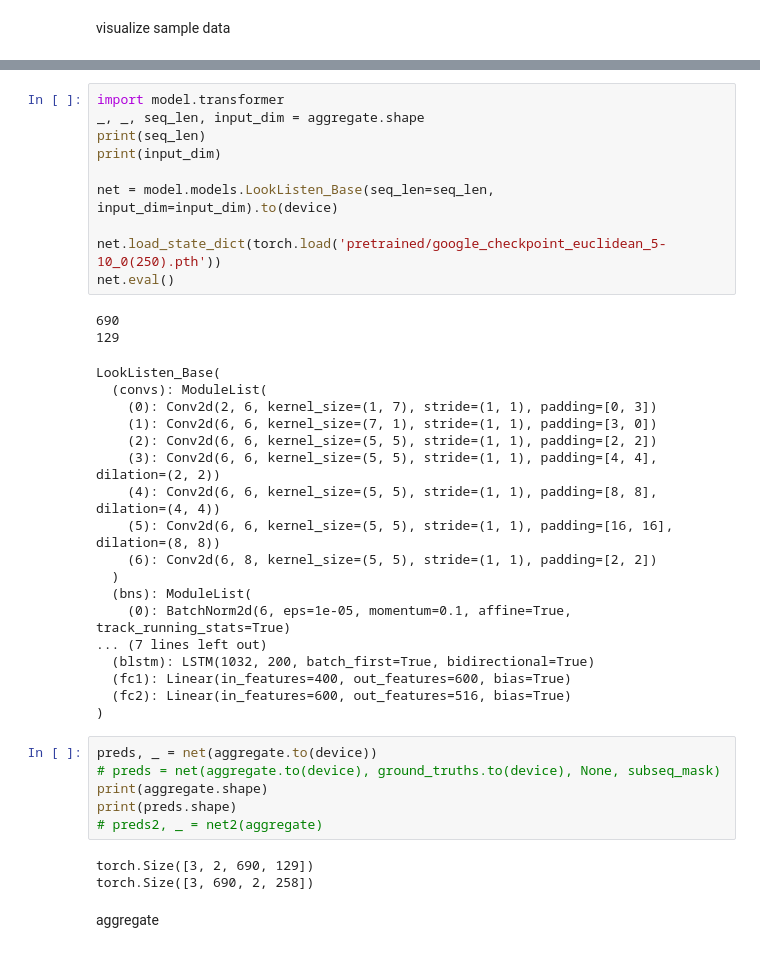
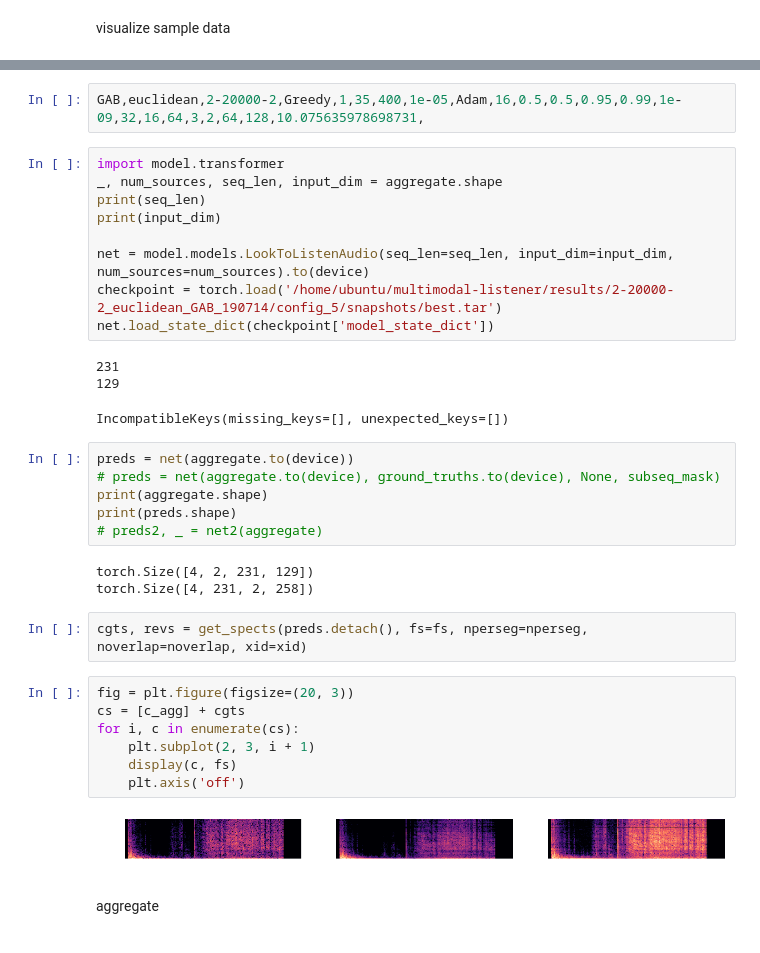
Before and after one commit to tianjunm/monaural-source-separation, a Jupyter notebook: scratch(Google).ipynb, the cells around one changed output, grey strips where cells are left out. Cells and saved outputs as stored; diff of their text form.

```diff
--- a/scratch(Google).ipynb
+++ b/scratch(Google).ipynb
@@ -121,41 +105,37 @@ cuda:3
+# %%
+GAB,euclidean,2-20000-2,Greedy,1,35,400,1e-05,Adam,16,0.5,0.5,0.95,0.99,1e-09,32,16,64,3,2,64,128,10.075635978698731,
 # %%
 import model.transformer
-_, _, seq_len, input_dim = aggregate.shape
+_, num_sources, seq_len, input_dim = aggregate.shape
 print(seq_len)
 print(input_dim)
 
-net = model.models.LookListen_Base(seq_len=seq_len, input_dim=input_dim).to(device)
-
-net.load_state_dict(torch.load('pretrained/google_checkpoint_euclidean_5-10_0(250).pth'))
-net.eval()
+net = model.models.LookToListenAudio(seq_len=seq_len, input_dim=input_dim, num_sources=num_sources).to(device)
+checkpoint = torch.load('/home/ubuntu/multimodal-listener/results/2-20000-2_euclidean_GAB_190714/config_5/snapshots/best.tar')
+net.load_state_dict(checkpoint['model_state_dict'])
 # %% [output]
-690
+231
 129
-LookListen_Base(
-  (convs): ModuleList(
-    (0): Conv2d(2, 6, kernel_size=(1, 7), stride=(1, 1), padding=[0, 3])
-    (1): Conv2d(6, 6, kernel_size=(7, 1), stride=(1, 1), padding=[3, 0])
-    (2): Conv2d(6, 6, kernel_size=(5, 5), stride=(1, 1), padding=[2, 2])
-    (3): Conv2d(6, 6, kernel_size=(5, 5), stride=(1, 1), padding=[4, 4], dilation=(2, 2))
-    (4): Conv2d(6, 6, kernel_size=(5, 5), stride=(1, 1), padding=[8, 8], dilation=(4, 4))
-    (5): Conv2d(6, 6, kernel_size=(5, 5), stride=(1, 1), padding=[16, 16], dilation=(8, 8))
-    (6): Conv2d(6, 8, kernel_size=(5, 5), stride=(1, 1), padding=[2, 2])
-  )
-  (bns): ModuleList(
-    (0): BatchNorm2d(6, eps=1e-05, momentum=0.1, affine=True, track_running_stats=True)
-... (7 lines left out)
-  (blstm): LSTM(1032, 200, batch_first=True, bidirectional=True)
-  (fc1): Linear(in_features=400, out_features=600, bias=True)
-  (fc2): Linear(in_features=600, out_features=516, bias=True)
-)
+IncompatibleKeys(missing_keys=[], unexpected_keys=[])
 # %%
-preds, _ = net(aggregate.to(device))
+preds = net(aggregate.to(device))
 # preds = net(aggregate.to(device), ground_truths.to(device), None, subseq_mask)
 print(aggregate.shape)
 print(preds.shape)
 # preds2, _ = net2(aggregate)
 # %% [output]
-torch.Size([3, 2, 690, 129])
-torch.Size([3, 690, 2, 258])
+torch.Size([4, 2, 231, 129])
+torch.Size([4, 231, 2, 258])
+# %%
+cgts, revs = get_spects(preds.detach(), fs=fs, nperseg=nperseg, noverlap=noverlap, xid=xid)
+# %%
+fig = plt.figure(figsize=(20, 3))
+cs = [c_agg] + cgts
+for i, c in enumerate(cs):
+    plt.subplot(2, 3, i + 1)
+    display(c, fs)
+    plt.axis('off')
+# %% [output]
+[figure, added]
 # %% [markdown]
 aggregate
```
Also changed, not shown: parts of 37 cells of this notebook, 7 other files.
